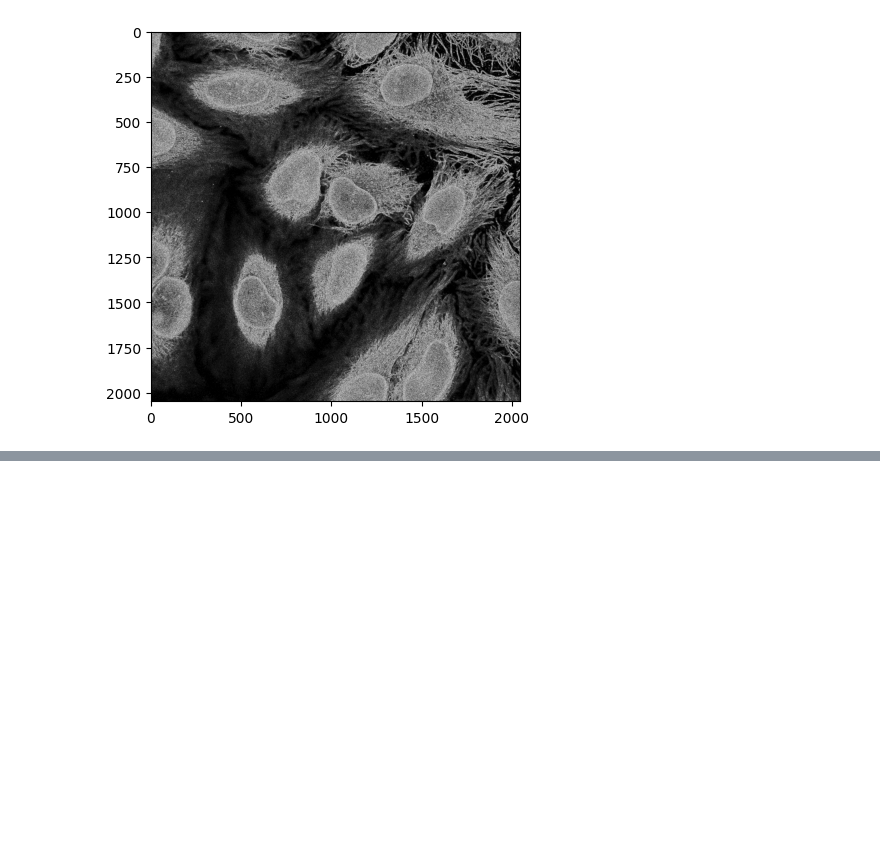
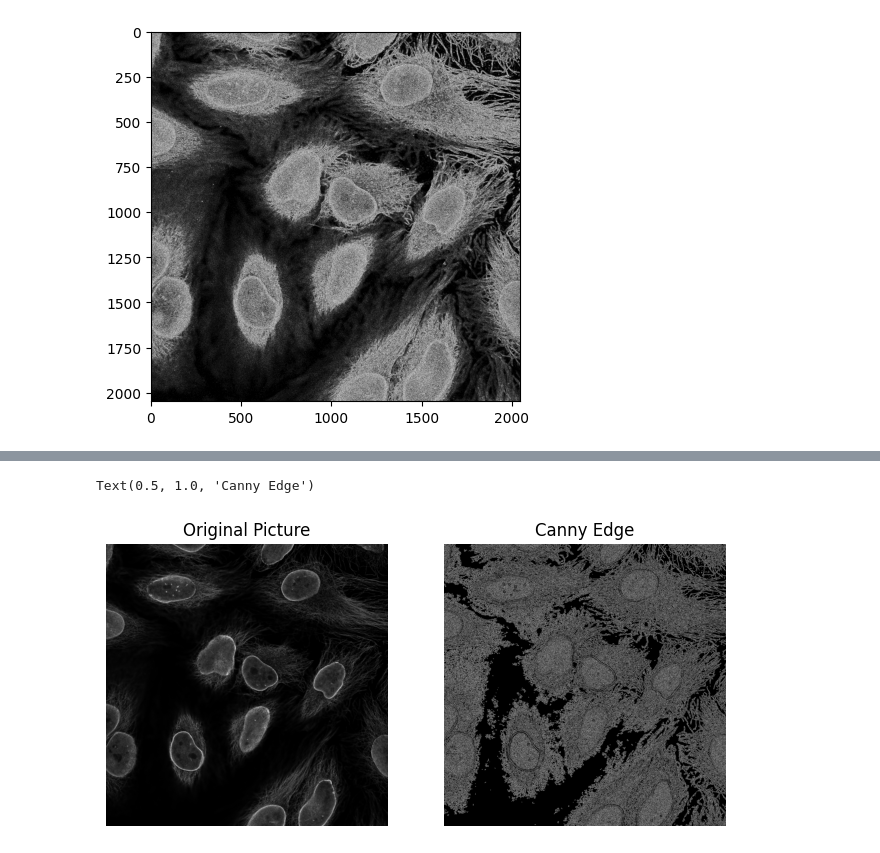
Before and after one commit to aiaaee/Analyse_Simple_Image, a Jupyter notebook: Image_Analyzing3.ipynb, the cells around one changed output, grey strips where cells are left out. Saved outputs shown, nothing was run; the diff lists cells and outputs as text; code cells hidden in the pictures; blank space fills up the shorter version.

```diff
--- a/Image_Analyzing3.ipynb
+++ b/Image_Analyzing3.ipynb
@@ -9,12 +9,15 @@ import pandas as pd
 import matplotlib.pyplot as plt
 import cv2
 from scipy import ndimage, datasets
+# %%
+Picture = cv2.imread('/content/4906111713.tif', 0)
+img = Picture
 # %% [markdown]
 ##  Roberts Edge Detection
 
 The Roberts operator measures a 2-D spatial gradient on an image in a straightforward, quick-to-compute manner. As a result, strong spatial gradient zones, which frequently correspond to edges, are highlighted. The operator’s input and output are both grayscale images in their most typical configuration. The estimated absolute magnitude of the input image’s spatial gradient at that position is represented by pixel values at each place in the output.
 # %%
-img = cv2.imread('/content/4906111713.tif', 0)
+
 
 roberts_cross_v = np.array([[1, 0], [0, -1]])
 roberts_cross_h = np.array([[0, 1], [-1, 0]])
@@ -79,0 +83,27 @@ plt.imshow(edged_img , cmap='gray')
+# %%
+t_lower = 50
+t_upper = 150
+aperture_size = 5
+
+edge = cv2.Canny(img , t_lower , t_upper , apertureSize=aperture_size) ;
+
+
+fig = plt.figure(figsize=(8, 10))
+rows = 2
+columns = 2
+
+fig.add_subplot(rows , columns , 1 )
+
+
+plt.imshow(img)
+plt.axis('off')
+plt.title("Original Picture")
+
+fig.add_subplot(rows , columns , 2)
+
+plt.imshow(edge)
+plt.axis('off')
+plt.title("Canny Edge")
+# %% [output]
+Text(0.5, 1.0, 'Canny Edge')
+[figure, added]
```
Also changed, not shown: parts of 3 cells of this notebook.
